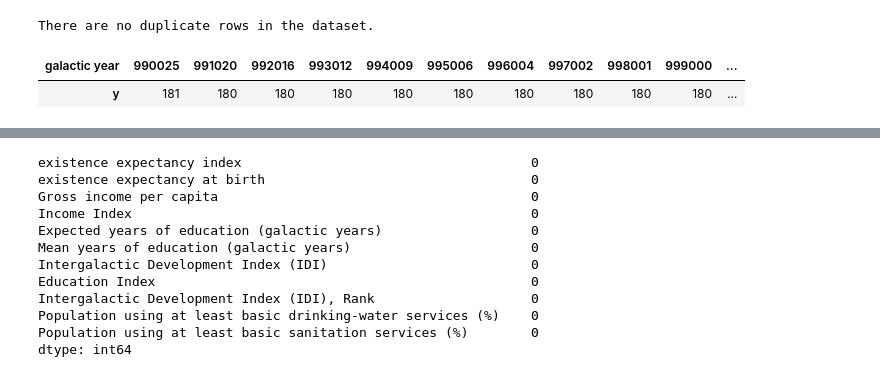
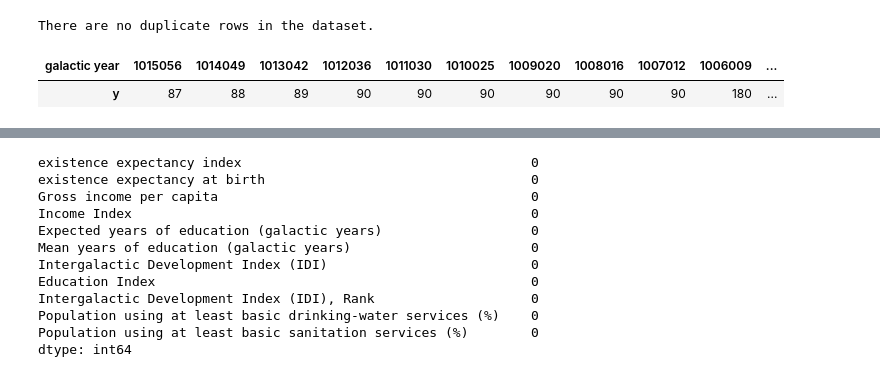
Before and after one commit to kamalzada/Python-codes, a Jupyter notebook: git_repository/Python-capstone-data2.ipynb, the cells around one changed output, grey strips where cells are left out. Drawn from its saved outputs; the diff is of its cells as text; code cells hidden in the pictures.

Commit message:
Final. No EDA. No assumptions

```diff
--- a/git_repository/Python-capstone-data2.ipynb
+++ b/git_repository/Python-capstone-data2.ipynb
@@ -167,13 +167,15 @@ There are no duplicate rows in the dataset.
 # %%
 '''For the categorical columns,
 we'll be using Target Encoding instead of One-hot-encoding
 since the latter would cause massive Multicollinearity which is
-one of the assumptions to build a Linear Regression model
+one of the assumptions to build a Linear Regression model.
+But the main drawback of this sort of encoding is overfitting,
+so at the end we'll check whether it overfit more than we expected.
 '''
 #Checking the number of y instances per galactic year before Target Encoding
-#We discover that there's isn't a gigantic gap between the classes
-display(df.groupby('galactic year').count()['y'].to_frame().T,
-        df.groupby('galaxy').count()['y'].to_frame().T)
+#We discover that there's isn't a gigantic gap between the classes and the classes itself aren't too few
+display(df.groupby('galactic year').count()['y'].sort_values().to_frame().T,
+        df.groupby('galaxy').count()['y'].sort_values().to_frame().T)
 # %% [output]
-| galactic year | 990025 | 991020 | 992016 | 993012 | 994009 | 995006 | 996004 | 997002 | 998001 | 999000 | ... |
-| y | 181 | 180 | 180 | 180 | 180 | 180 | 180 | 180 | 180 | 180 | ... |
+| galactic year | 1015056 | 1014049 | 1013042 | 1012036 | 1011030 | 1010025 | 1009020 | 1008016 | 1007012 | 1006009 | ... |
+| y | 87 | 88 | 89 | 90 | 90 | 90 | 90 | 90 | 90 | 180 | ... |
```
Also changed, not shown: parts of 16 cells of this notebook.
